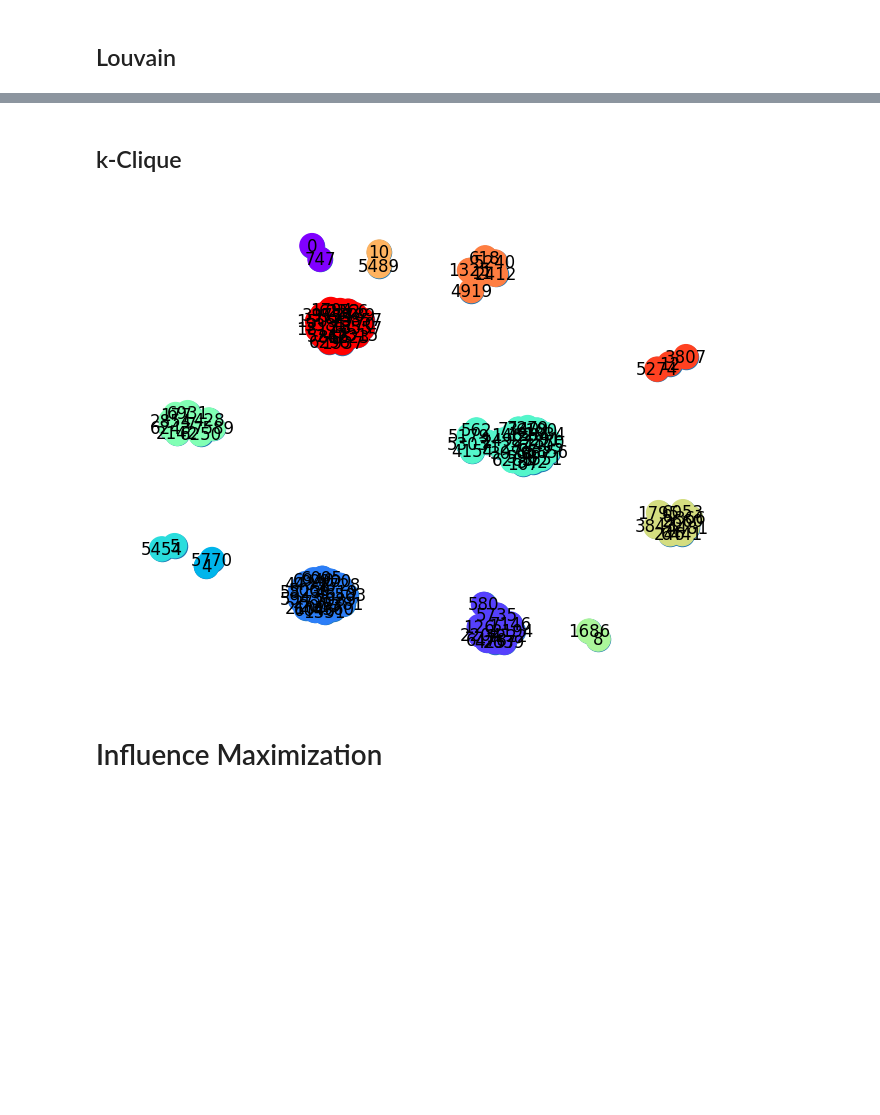
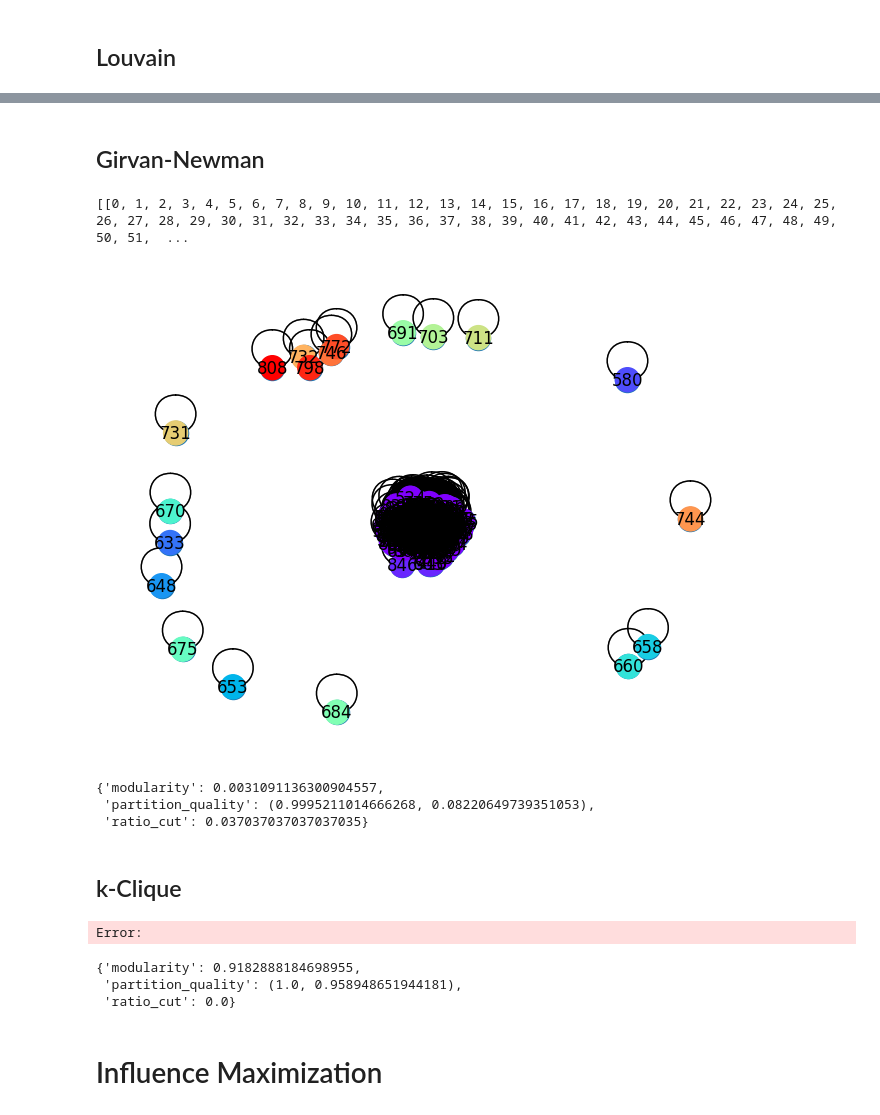
Before and after one commit to afpbondoc/MGMA_CommunityDetection_InfluenceMaximization, a Jupyter notebook: communities.ipynb, the cells around one changed output, grey strips where cells are left out. Drawn from its saved outputs; the diff is of its cells as text; code cells hidden in the pictures; blank space fills up the shorter version.

Commit message:
add girvan newman algo
Signed-off-by: kouganepola <koumudiganepola.15@cse.mrt.ac.lk>

```diff
--- a/communities.ipynb
+++ b/communities.ipynb
@@ -105,6 +124,23 @@ def graph_community(G, community):
 
     plt.show()
 # %%
+def calculate_ratio_cut(graph, communities):
+    total_cut_size = 0
+    total_volume = 0
+
+    # Calculate total cut size and total volume
+    for community1, community2 in itertools.combinations(communities, 2):
+        cut_size = nx.cut_size(graph, community1, community2)
+        total_cut_size += cut_size
+
+        volume1 = len(graph.subgraph(community1).edges())
+        volume2 = len(graph.subgraph(community2).edges())
+        total_volume += min(volume1, volume2)
+
+    # Calculate ratio cut
+    ratio_cut_value = total_cut_size / total_volume
+    return ratio_cut_value
+
 def get_metrics(G, community):
     """
     1. Modularity:
@@ -114,17 +150,20 @@ def get_metrics(G, community):
     The coverage of a partition is the ratio of the number of intra-community edges to the total number of edges in the graph.
     The performance of a partition is the number of intra-community edges plus inter-community non-edges divided by the total number of potential edges.
     --> returns (coverage, performance) tuple of the partition
+
+
     """
     # similarity metrics
 
     modularity = nx.algorithms.community.modularity(G, community)
     partion_quality = nx.algorithms.community.partition_quality(G, community)
-#     silhouette = silhouette_score(G, community)
+    ratio_cut = calculate_ratio_cut(G, community)
 
     # Ratio cut
     # ncut
 
     return {'modularity':modularity,
             'partition_quality':partion_quality,
+            'ratio_cut': ratio_cut
 #            'silhouette': silhouette
            }
@@ -216,10 +237,36 @@ get_metrics(G, louvain)
+# %% [markdown]
+## Girvan-Newman
+# %%
+G = nx.from_pandas_edgelist(edges, 'node_1', 'node_2')
+comp = nx.community.girvan_newman(G)
+node_groups = []
+for com in next(comp):
+  node_groups.append(list(com))
+
+print(node_groups)
+# %% [output]
+[[0, 1, 2, 3, 4, 5, 6, 7, 8, 9, 10, 11, 12, 13, 14, 15, 16, 17, 18, 19, 20, 21, 22, 23, 24, 25, 26, 27, 28, 29, 30, 31, 32, 33, 34, 35, 36, 37, 38, 39, 40, 41, 42, 43, 44, 45, 46, 47, 48, 49, 50, 51,  ...
+# %%
+graph_community(G, community=node_groups)
+get_metrics(G, node_groups)
+# %% [output]
+[figure, added]
+{'modularity': 0.0031091136300904557,
+ 'partition_quality': (0.9995211014666268, 0.08220649739351053),
+ 'ratio_cut': 0.037037037037037035}
 # %% [markdown]
 ## k-Clique
 # %%
-cliques = list(nx.community.k_clique_communities(G, 2))
+cliques = list(nx.community.k_clique_communities(G, 3))
 graph_community(G, community=cliques)
 # %% [output]
-[figure, removed]
+Error:
+# %%
+get_metrics(G, cliques)
+# %% [output]
+{'modularity': 0.9182888184698955,
+ 'partition_quality': (1.0, 0.958948651944181),
+ 'ratio_cut': 0.0}
 # %% [markdown]
 # Influence Maximization
 # %% [markdown]
```
Also changed, not shown: parts of 10 cells of this notebook.
